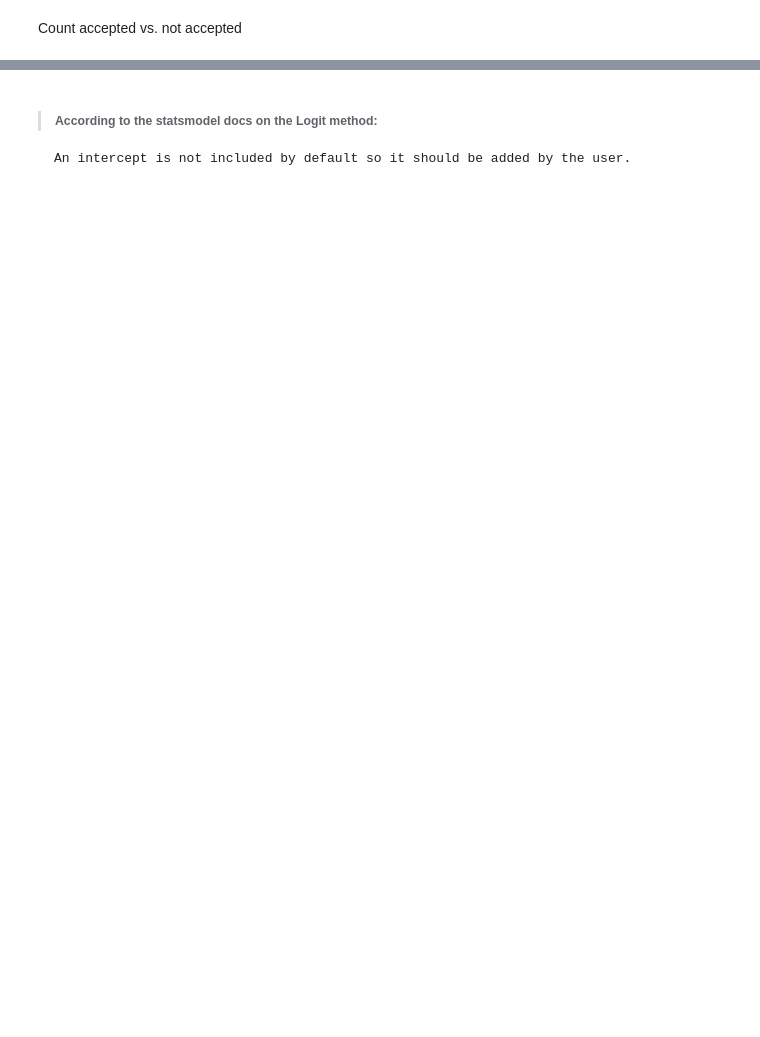
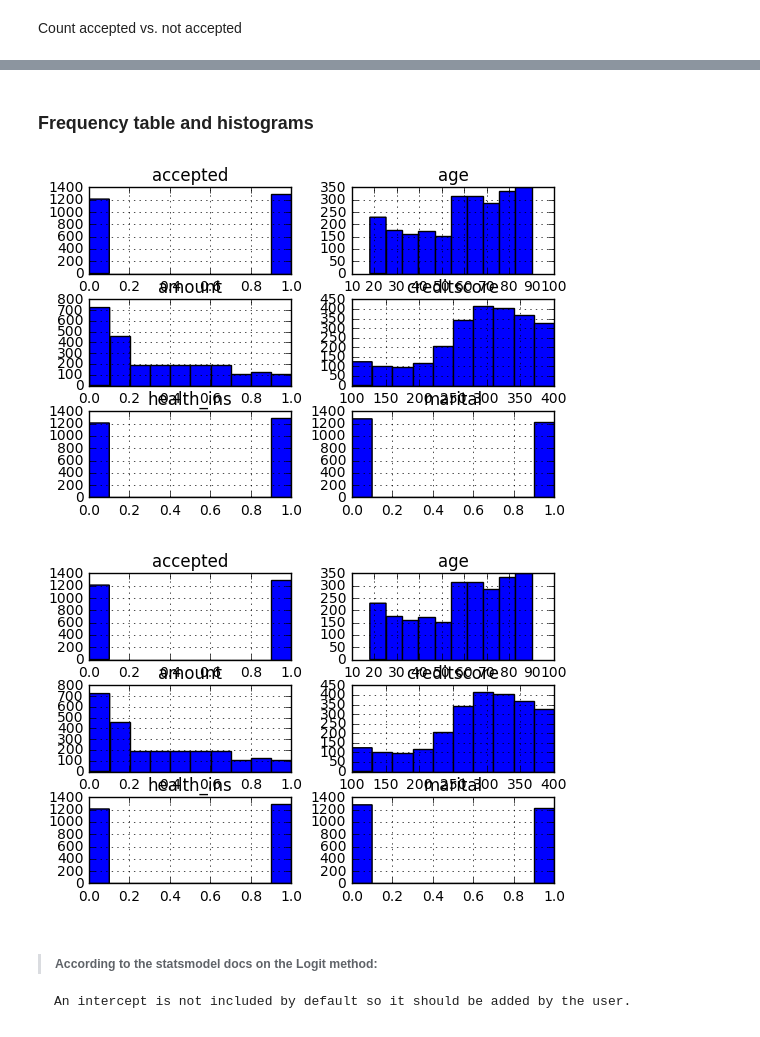
Before and after one commit to sigurdurb/Logistic-Regression, a Jupyter notebook: F-15+Logistic+Regression.ipynb, the cells around one changed output, grey strips where cells are left out. Drawn from its saved outputs; the diff is of its cells as text; code cells hidden in the pictures; blank space fills up the shorter version.

Commit message:
adds plots and starting exercises

```diff
--- a/F-15+Logistic+Regression.ipynb
+++ b/F-15+Logistic+Regression.ipynb
@@ -157,4 +174,14 @@ print(df.accepted.value_counts())
 Name: accepted, dtype: int64
+# %% [markdown]
+### Frequency table and histograms
+# %%
+# Make histograms from the data
+df.hist()
+
+pl.show()
+# %% [output]
+[figure, added]
+[figure, added]
 # %% [markdown]
 > ##### According to the statsmodel docs on the Logit method:
     An intercept is not included by default so it should be added by the user.
```
Also changed, not shown: parts of 11 cells of this notebook, 4 other files.
